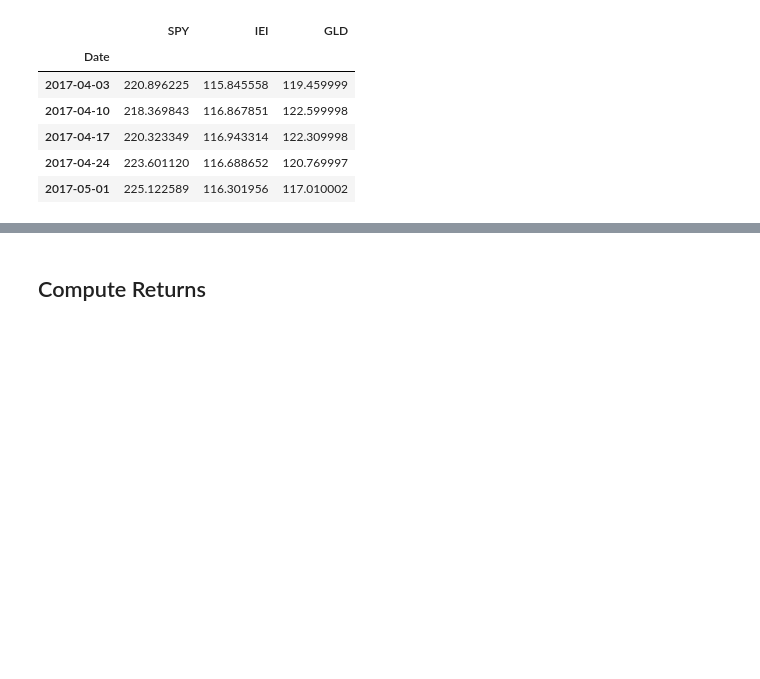
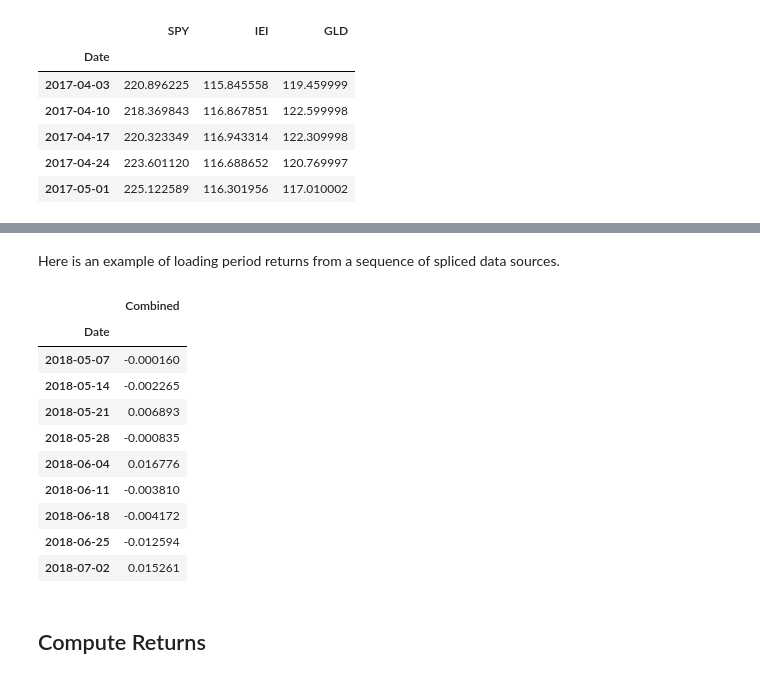
Before and after one commit to rickatx/rfpfolio, a Jupyter notebook: 00_core.ipynb, the cells around one changed output, grey strips where cells are left out. Cells and saved outputs as stored; diff of their text form; code cells hidden in the pictures; blank space fills up the shorter version.

Commit message:
feat: Allow loading returns data from a sequence of data sources.

```diff
--- a/00_core.ipynb
+++ b/00_core.ipynb
@@ -136,0 +206,34 @@ last.to_numpy()[0] = np.array([310.519989, 133.316208, 166.619995])
+# %%
+%nbdev_export
+
+@dataclass(frozen=True)
+class PSeg:
+    """Asset filename and start date -- used to specify sequential concatenations of various asset prices.
+    """
+    fname: str
+    start: str
+
+    def __post_init__(self):
+        if self.start is None:
+            return
+        if not (isinstance(self.start, str) or isinstance(self.start, datetime)):
+            raise ValueError("The date field must be a string or datetime")
+        # confirm that the 'date' string can be converted to a pd.Timestamp
+        pd.Timestamp(self.start)
+
+    def __repr__(self):
+        # Show how the date string will be interpreted as by pd.Timestamp -- e.g., '2015'
+        # will be interpreted as the first day of the year, '2015-01-01'.
+        date_str = pd.Timestamp(self.start).date().isoformat()
+        return f"{self.__class__.__qualname__}(fname={self.fname}, start={date_str})"
+
+
+class SpliceSpec(NamedTuple):
+    """Specification for a data source created from a sequence of asset prices.
+
+    Fields:
+        - name: a name for the sequence
+        - sequence: a list of PSeg, indicating a sequence of asset price segments
+    """
+    name: str
+    sequence: List[PSeg]
@@ -137,3 +260,22 @@ last.to_numpy()[0] = np.array([310.519989, 133.316208, 166.619995])
+# %% [markdown]
+Here is an example of loading period returns from a sequence of spliced data sources.
+# %%
+spec1 = SpliceSpec('Combined', [PSeg('IEI', None), PSeg('SPY', '2018-06')])
+res = tst_src.load_period_returns(spec1, subdir='weekly')
+# %%
+res.loc['2018-05':'2018-07-02']
+# %% [output]
+|  | Combined |
+| Date |  |
+| 2018-05-07 | -0.000160 |
+| 2018-05-14 | -0.002265 |
+| 2018-05-21 | 0.006893 |
+| 2018-05-28 | -0.000835 |
+| 2018-06-04 | 0.016776 |
+| 2018-06-11 | -0.003810 |
+| 2018-06-18 | -0.004172 |
+| 2018-06-25 | -0.012594 |
+| 2018-07-02 | 0.015261 |
 # %% [markdown]
 ## Compute Returns
 # %%
```
Also changed, not shown: parts of 7 cells of this notebook, 5 other files.
